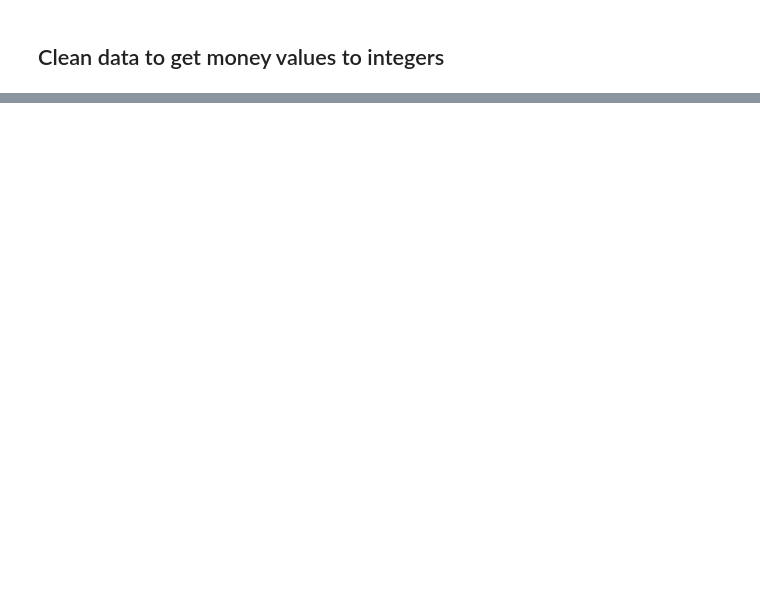
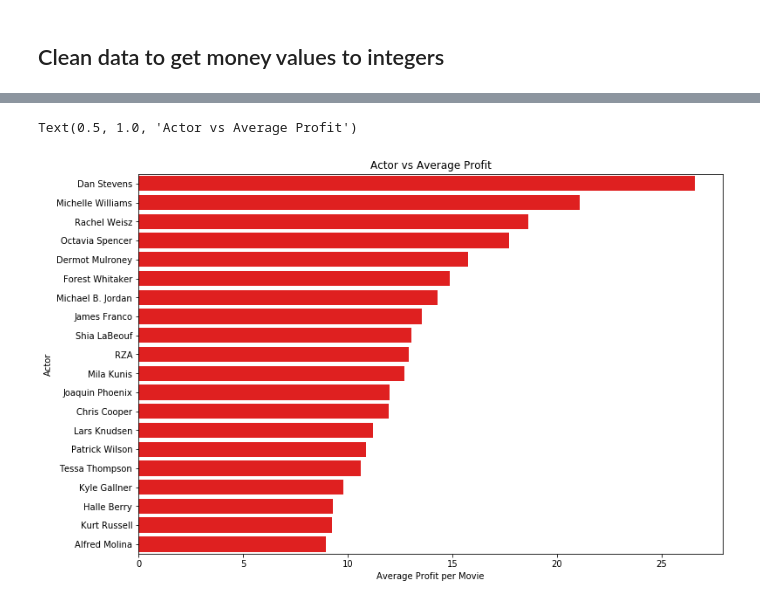
Before and after one commit to gideonk063/module_1_project, a Jupyter notebook: data/technical.ipynb, the cells around one changed output, grey strips where cells are left out. Saved outputs shown, nothing was run; the diff lists cells and outputs as text; code cells hidden in the pictures; blank space fills up the shorter version.

```diff
--- a/data/technical.ipynb
+++ b/data/technical.ipynb
@@ -129,0 +398,10 @@ ax = plt.scatter(movie_financials_and_popularity['production_budget'][0:10], mov
+# %%
+number_of_movies_by_actor = actor_names_and_gross.groupby(by='primary_name').size()
+number_of_movies_by_actor.dropna(inplace=True)
+# %%
+profitability_by_actor['num_of_movies'] = number_of_movies_by_actor
+# %%
+multi_movie_actors = profitability_by_actor.loc[(profitability_by_actor['num_of_movies'] >= 3)]
+multi_movie_actors.sort_values(by='profitability', ascending=False, inplace=True)
+clean_actor_columns(multi_movie_actors)
+multi_movie_actors.head(20)
@@ -129,0 +429,9 @@ ax = plt.scatter(movie_financials_and_popularity['production_budget'][0:10], mov
+# %%
+top_multi_movie_actors = multi_movie_actors.iloc[0:20]
+# %%
+plt.figure(figsize=(12,8))
+ax = sns.barplot(y='Actor', x='Average Profit per Movie', data=top_multi_movie_actors, color='r')
+plt.title('Actor vs Average Profit')
+# %% [output]
+Text(0.5, 1.0, 'Actor vs Average Profit')
+[figure, added]
```
Also changed, not shown: parts of 50 cells of this notebook, 11 other files.
